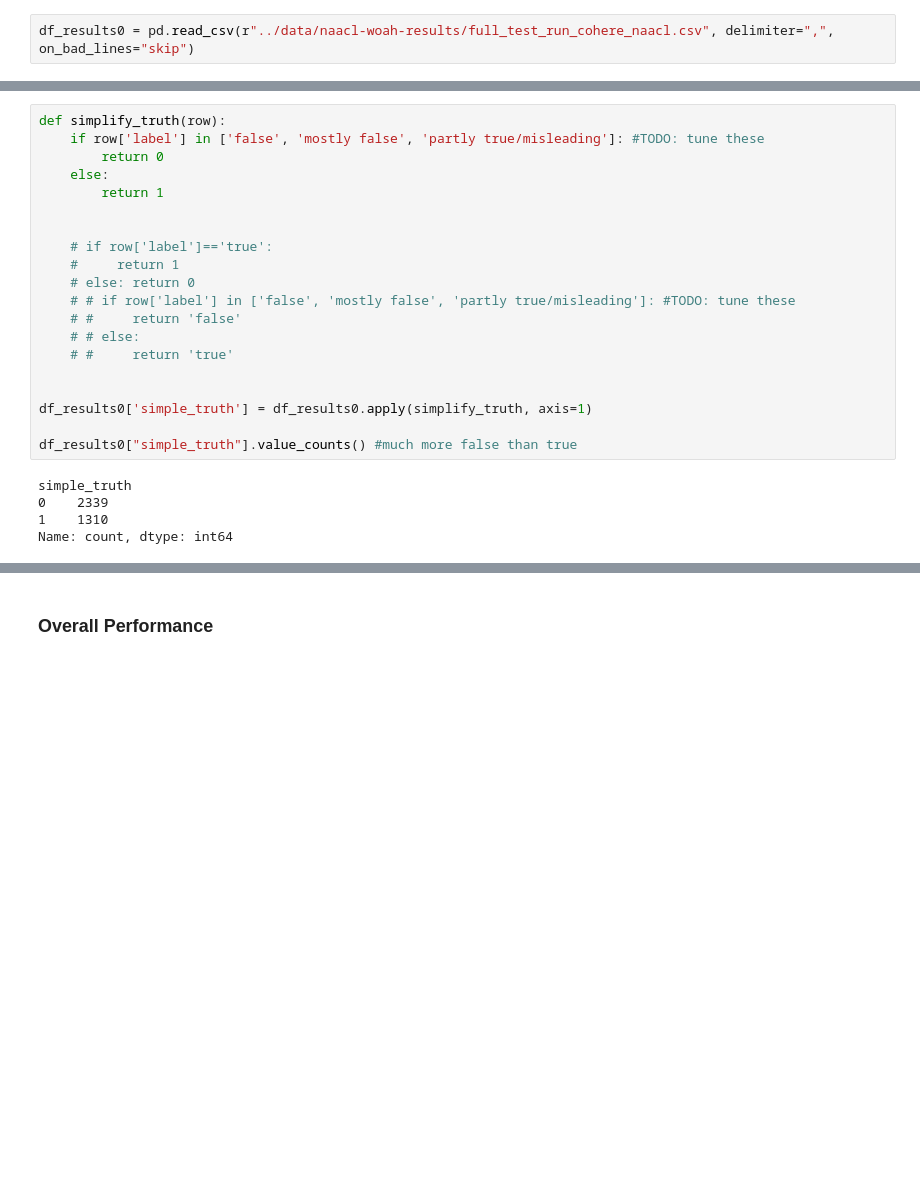
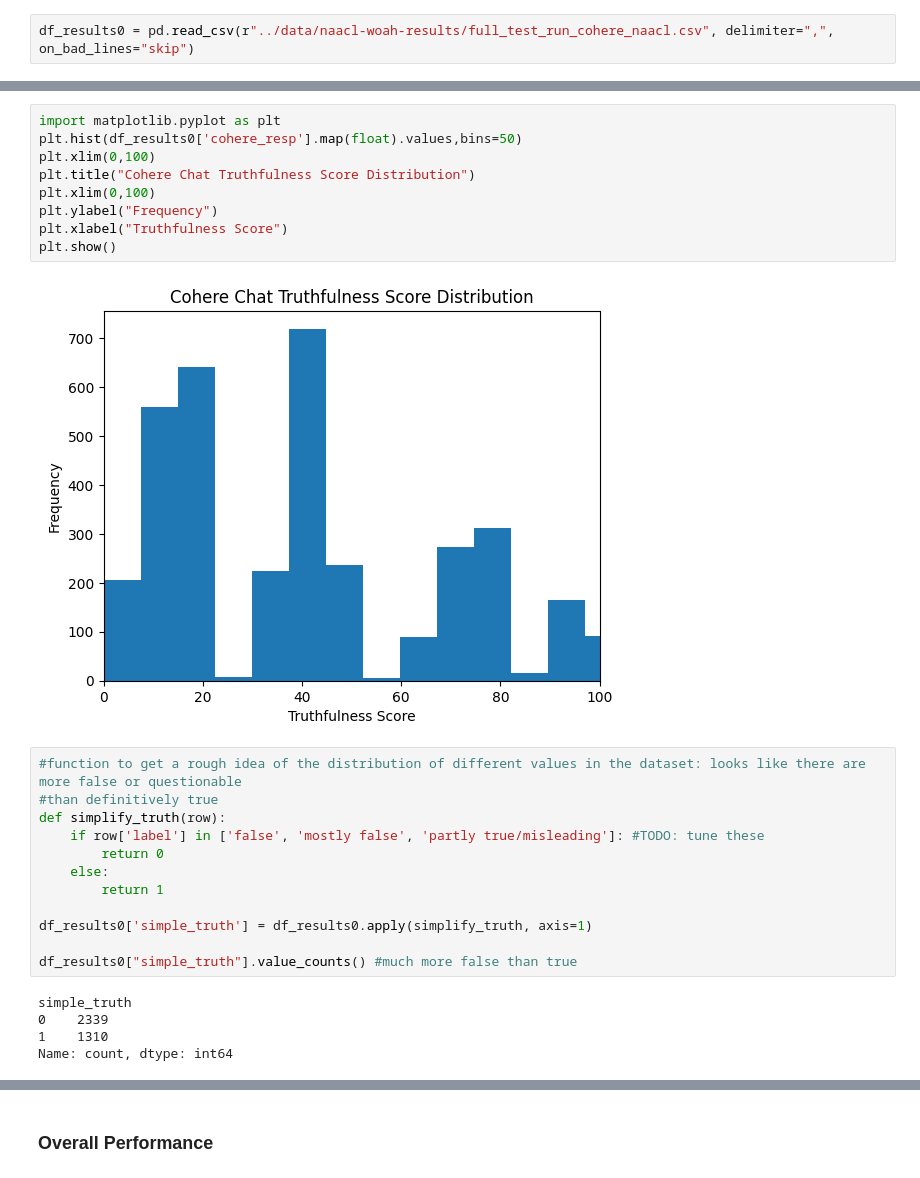
Before and after one commit to TheFloatingString/llm-misinfo-eval, a Jupyter notebook: notebooks/Additional Cohere Analysis.ipynb, the cells around one changed output, grey strips where cells are left out. Cells and saved outputs as stored; diff of their text form; blank space fills up the shorter version.

```diff
--- a/notebooks/Additional Cohere Analysis.ipynb
+++ b/notebooks/Additional Cohere Analysis.ipynb
@@ -22,20 +39,23 @@ df_results0.shape
+# %%
+import matplotlib.pyplot as plt
+plt.hist(df_results0['cohere_resp'].map(float).values,bins=50)
+plt.xlim(0,100)
+plt.title("Cohere Chat Truthfulness Score Distribution")
+plt.xlim(0,100)
+plt.ylabel("Frequency")
+plt.xlabel("Truthfulness Score")
+plt.show()
+# %% [output]
+[figure, added]
 # %%
+#function to get a rough idea of the distribution of different values in the dataset: looks like there are more false or questionable
+#than definitively true
 def simplify_truth(row):
     if row['label'] in ['false', 'mostly false', 'partly true/misleading']: #TODO: tune these
         return 0
     else:
         return 1
 
-
-    # if row['label']=='true':
-    #     return 1
-    # else: return 0
-    # # if row['label'] in ['false', 'mostly false', 'partly true/misleading']: #TODO: tune these
-    # #     return 'false'
-    # # else:
-    # #     return 'true'
-
-
 df_results0['simple_truth'] = df_results0.apply(simplify_truth, axis=1)
 
 df_results0["simple_truth"].value_counts() #much more false than true
```
Also changed, not shown: parts of 16 cells of this notebook.
